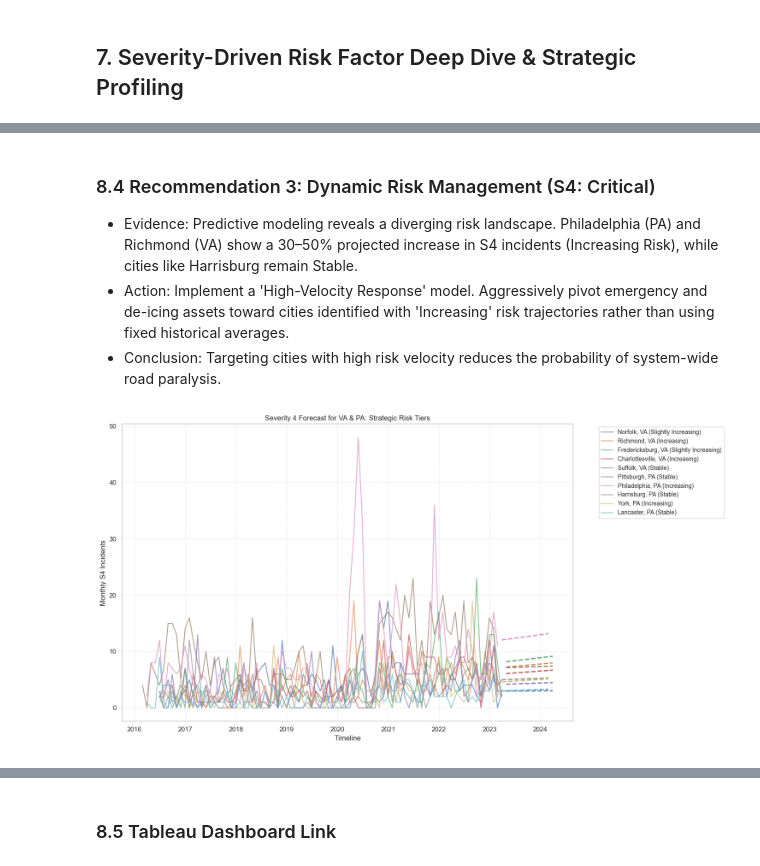
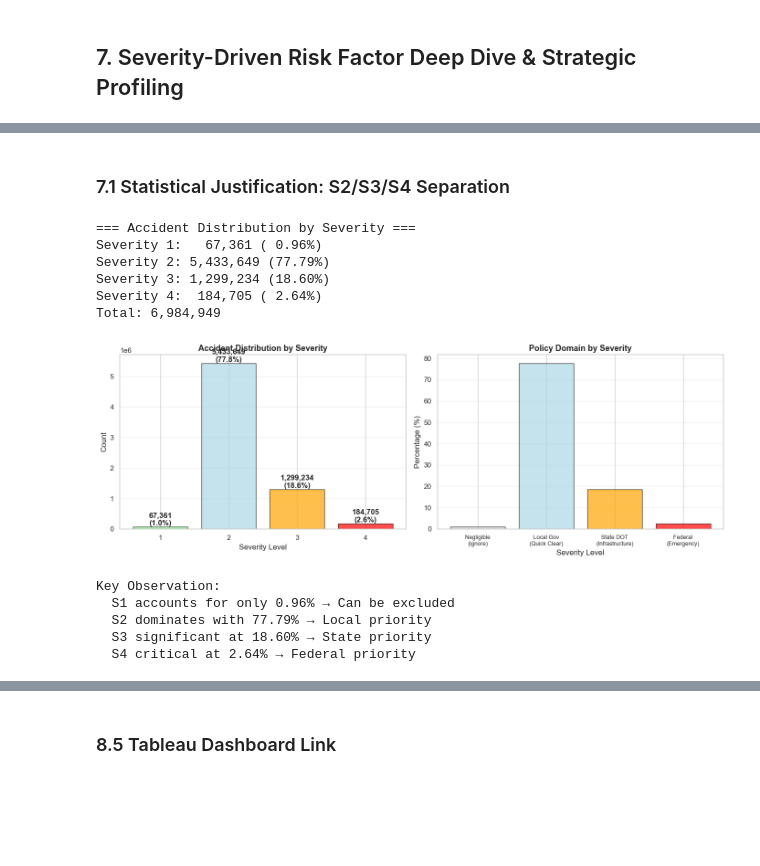
Before and after one commit to Joyriver-tome/C11CAP1, a Jupyter notebook: DS_Capstone_Notebook.ipynb, the cells around one changed output, grey strips where cells are left out. Cells and saved outputs as stored; diff of their text form; code cells hidden in the pictures; blank space fills up the shorter version.

```diff
--- a/DS_Capstone_Notebook.ipynb
+++ b/DS_Capstone_Notebook.ipynb
@@ -1793,7 +872,2 @@ This analysis categorizes strategies based on the Impact on Traffic Flow (S1–S
-# %% [markdown]
-### 8.4 Recommendation 3: Dynamic Risk Management (S4: Critical)
-- Evidence: Predictive modeling reveals a diverging risk landscape. Philadelphia (PA) and Richmond (VA) show a 30–50% projected increase in S4 incidents (Increasing Risk), while cities like Harrisburg remain Stable.
-- Action: Implement a 'High-Velocity Response' model. Aggressively pivot emergency and de-icing assets toward cities identified with 'Increasing' risk trajectories rather than using fixed historical averages.
-- Conclusion: Targeting cities with high risk velocity reduces the probability of system-wide road paralysis.
-# %% [markdown]
-![image.png](attachment:5bd3ce1a-f184-4ae8-9895-136af05e60ce.png)
+# %% [markdown]
+### 7.1 Statistical Justification: S2/S3/S4 Separation
@@ -1799,0 +883,67 @@ This analysis categorizes strategies based on the Impact on Traffic Flow (S1–S
+# %%
+# TEST 1: Severity Distribution
+
+severity_counts = df_full['Severity'].value_counts().sort_index()
+severity_pct = (severity_counts / severity_counts.sum() * 100)
+
+print("=== Accident Distribution by Severity ===")
+for sev in [1, 2, 3, 4]:
+    count = severity_counts.get(sev, 0)
+    pct = severity_pct.get(sev, 0)
+    print(f"Severity {sev}: {count:>8,} ({pct:>5.2f}%)")
+
+print(f"Total: {severity_counts.sum():,}")
+
+# Visualize
+fig, axes = plt.subplots(1, 2, figsize=(14, 5))
+
+# Subplot 1: Count
+ax = axes[0]
+bars = ax.bar([1,2,3,4], [severity_counts.get(i, 0) for i in [1,2,3,4]],
+              color=['lightgreen', 'lightblue', 'orange', 'red'],
+              alpha=0.7, edgecolor='black')
+for bar, count, pct in zip(bars, [severity_counts.get(i, 0) for i in [1,2,3,4]],
+                           [severity_pct.get(i, 0) for i in [1,2,3,4]]):
+    ax.text(bar.get_x() + bar.get_width()/2., bar.get_height(),
+            f'{count:,}\n({pct:.1f}%)', ha='center', va='bottom', fontweight='bold')
+ax.set_xlabel('Severity Level', fontsize=12)
+ax.set_ylabel('Count', fontsize=12)
+ax.set_title('Accident Distribution by Severity', fontsize=13, fontweight='bold')
+ax.set_xticks([1, 2, 3, 4])
+ax.grid(axis='y', alpha=0.3)
+
+# Subplot 2: Policy Domains
+ax = axes[1]
+policy_domains = ['Negligible\n(Ignore)', 'Local Gov\n(Quick Clear)',
+                  'State DOT\n(Infrastructure)', 'Federal\n(Emergency)']
+colors_policy = ['lightgray', 'lightblue', 'orange', 'red']
+bars = ax.bar([1,2,3,4], [severity_pct.get(i, 0) for i in [1,2,3,4]],
+              color=colors_policy, alpha=0.7, edgecolor='black')
+ax.set_xlabel('Severity Level', fontsize=12)
+ax.set_ylabel('Percentage (%)', fontsize=12)
+ax.set_title('Policy Domain by Severity', fontsize=13, fontweight='bold')
+ax.set_xticks([1, 2, 3, 4])
+ax.set_xticklabels(policy_domains, fontsize=9)
+ax.grid(axis='y', alpha=0.3)
+
+plt.tight_layout()
+plt.show()
+
+print("\nKey Observation:")
+print(f"  S1 accounts for only {severity_pct.get(1, 0):.2f}% → Can be excluded")
+print(f"  S2 dominates with {severity_pct.get(2, 0):.2f}% → Local priority")
+print(f"  S3 significant at {severity_pct.get(3, 0):.2f}% → State priority")
+print(f"  S4 critical at {severity_pct.get(4, 0):.2f}% → Federal priority")
+# %% [output]
+=== Accident Distribution by Severity ===
+Severity 1:   67,361 ( 0.96%)
+Severity 2: 5,433,649 (77.79%)
+Severity 3: 1,299,234 (18.60%)
+Severity 4:  184,705 ( 2.64%)
+Total: 6,984,949
+[figure, added]
+Key Observation:
+  S1 accounts for only 0.96% → Can be excluded
+  S2 dominates with 77.79% → Local priority
+  S3 significant at 18.60% → State priority
+  S4 critical at 2.64% → Federal priority
```
Also changed, not shown: parts of 145 cells of this notebook, 1 other file.
